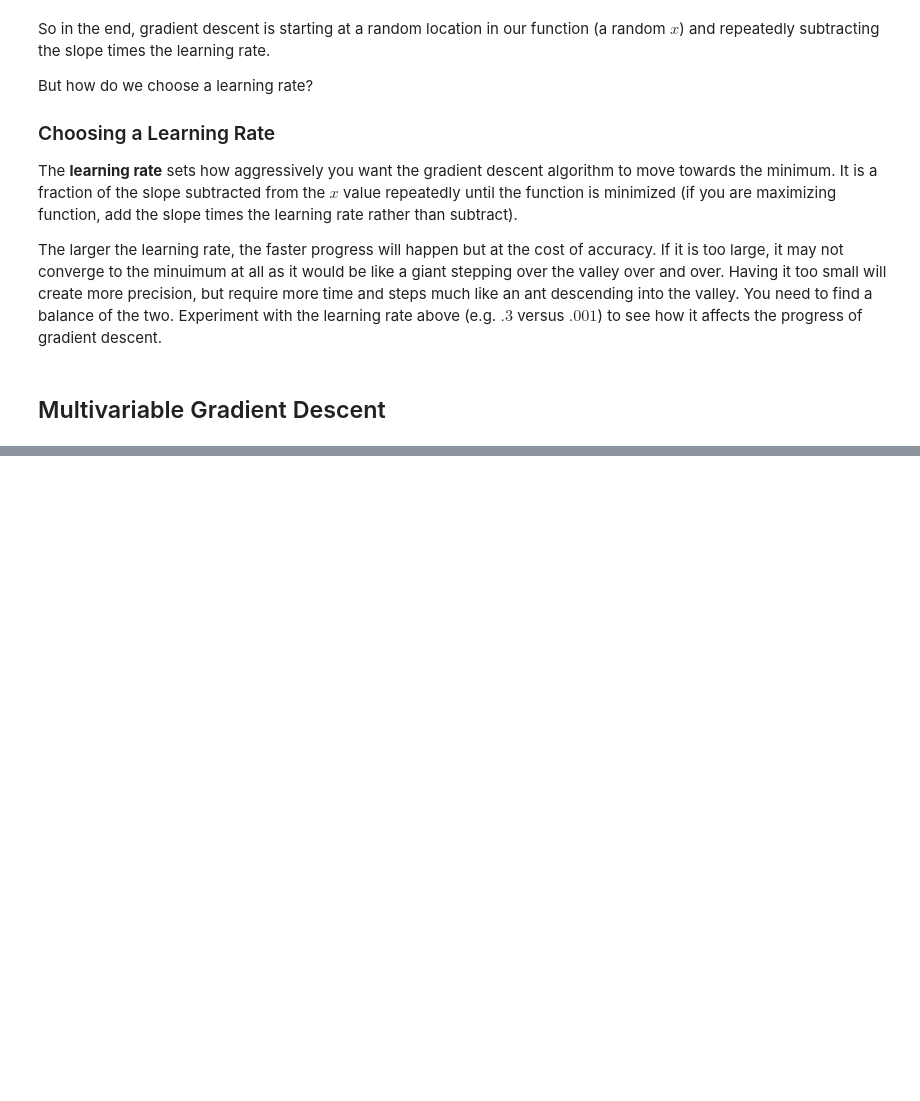
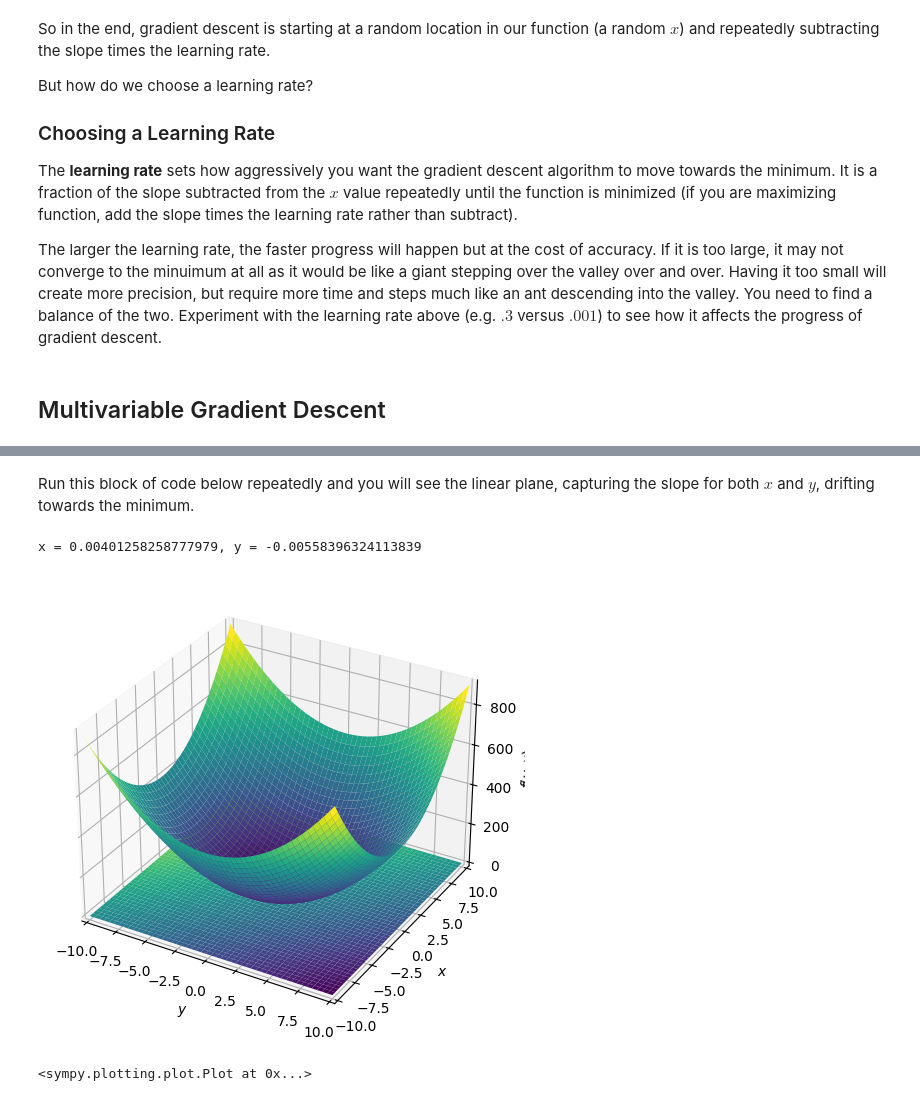
Before and after one commit to thomasnield/anaconda_calculus_fundamentals, a Jupyter notebook: 4_gradient_descent.ipynb, the cells around one changed output, grey strips where cells are left out. Drawn from its saved outputs; the diff is of its cells as text; code cells hidden in the pictures; blank space fills up the shorter version.

```diff
--- a/4_gradient_descent.ipynb
+++ b/4_gradient_descent.ipynb
@@ -129,0 +203,17 @@ The larger the learning rate, the faster progress will happen but at the cost of
+# %% [markdown]
+Run this block of code below repeatedly and you will see the linear plane, capturing the slope for both $ x $ and $ y $, drifting towards the minimum.
+# %%
+dx_i = dx.subs(x, x_i)
+dy_i = dy.subs(y, y_i)
+
+x_i -= dx_i * L
+y_i -= dy_i * L
+
+b = -(dx_i * x_i + dy_i * y_i - f.subs([(x, x_i), (y, y_i)]))
+
+print(f"x = {x_i}, y = {y_i}")
+plot3d(f, dx_i*x + dy_i * y + b, xlim=(-10,10),ylim=(-10,10))
+# %% [output]
+x = 0.00401258258777979, y = -0.00558396324113839
+[figure, added]
+<sympy.plotting.plot.Plot at 0x...>
```
Also changed, not shown: parts of 16 cells of this notebook.
